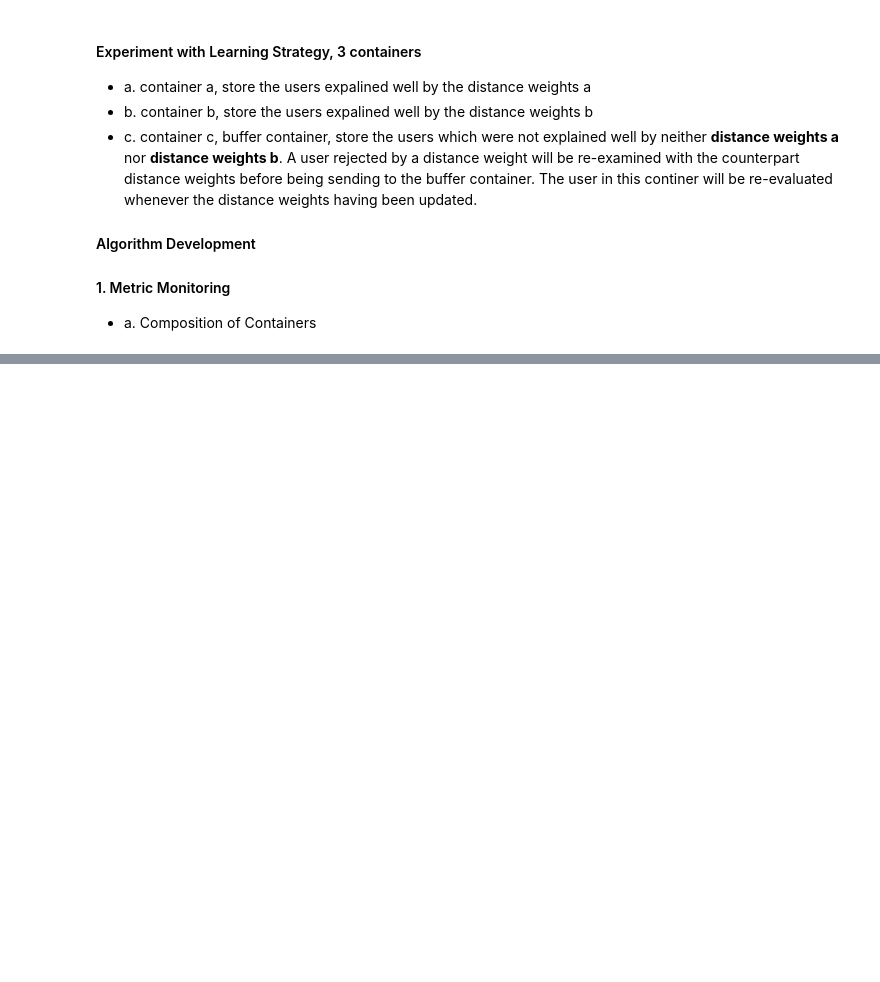
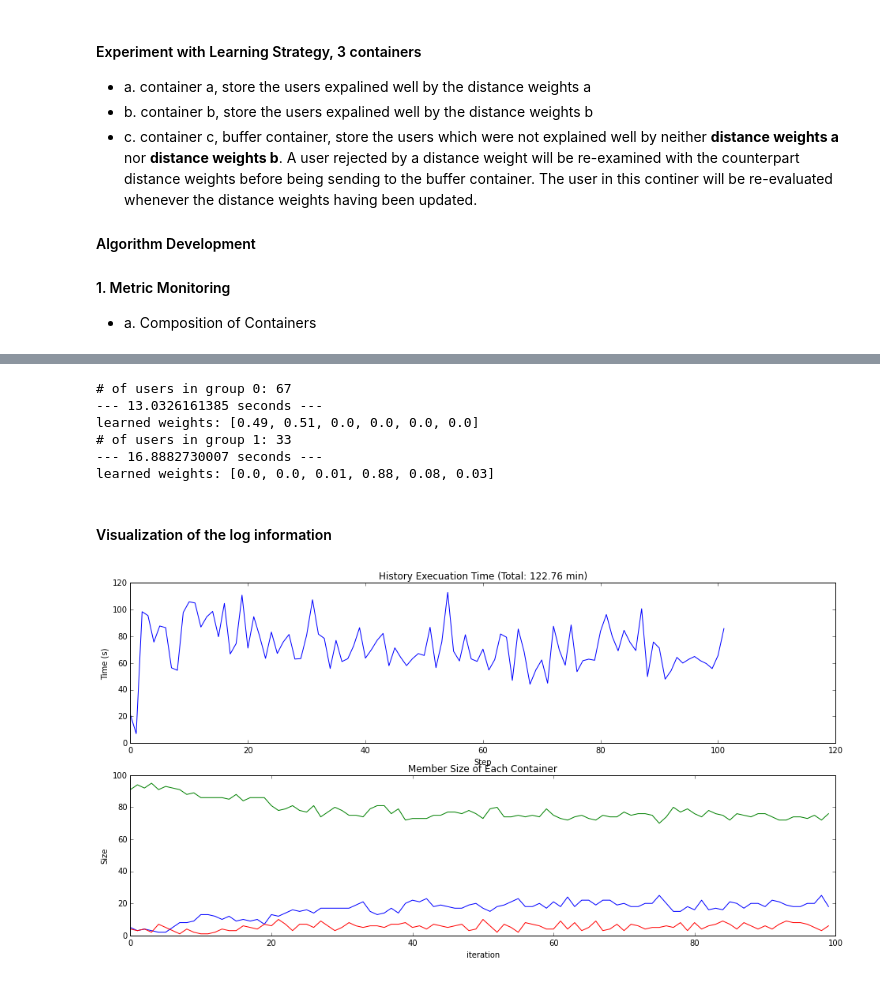
Before and after one commit to beingzy/phd_experiment, a Jupyter notebook: learning_wrapper_algorithm_dev.ipynb, the cells around one changed output, grey strips where cells are left out. Cells and saved outputs as stored; diff of their text form; code cells hidden in the pictures; blank space fills up the shorter version.

```diff
--- a/learning_wrapper_algorithm_dev.ipynb
+++ b/learning_wrapper_algorithm_dev.ipynb
@@ -1316,0 +1344,50 @@ Container C's composition: (0: 0.68, 1: 0.32)
+# %%
+# genuine group learning
+all_zero_ids = users_df.ID[users_df.decision_style == 0]
+print "# of users in group 0: %d" % len(all_zero_ids)
+all_zero_weights = ldm_train_with_list(all_zero_ids, profile_df, friends_df, retain_type)
+print "learned weights: %s" % all_zero_weights
+
+all_one_ids = users_df.ID[users_df.decision_style == 1]
+print "# of users in group 1: %d" % len(all_one_ids)
+all_one_weights = ldm_train_with_list(all_one_ids, profile_df, friends_df, retain_type)
+print "learned weights: %s" % all_one_weights
+# %% [output]
+# of users in group 0: 67
+--- 13.0326161385 seconds ---
+learned weights: [0.49, 0.51, 0.0, 0.0, 0.0, 0.0]
+# of users in group 1: 33
+--- 16.8882730007 seconds ---
+learned weights: [0.0, 0.0, 0.01, 0.88, 0.08, 0.03]
+# %% [markdown]
+#### Visualization of the log information
+# %%
+# extract excution time for each step
+exec_time = [timer[idx] - timer[idx-1]  for idx in range(1, len(timer))]
+tot_exec_time = sum(exec_time) / 60
+
+_title = "History Execuation Time (Total: %.2f min)" % tot_exec_time
+steps = range(0, len(exec_time))
+
+plt.figure(figsize=(16, 8))
+plt.subplot(2, 1, 1)
+plt.title(_title)
+plt.plot(steps, exec_time)
+plt.xlabel("Step")
+plt.ylabel("Time (s)")
+#plt.show()
+
+# plot the size of each containers
+_iterations = range(1, len(cnr_a_size))
+#plt.figure(figsize=(20, 10))
+plt.subplot(2, 1, 2)
+plt.title("Member Size of Each Container")
+plt.plot(cnr_a_size, 'g')
+plt.plot(cnr_b_size, 'b')
+plt.plot(cnr_c_size, 'r')
+plt.xlabel("iteration")
+plt.ylabel("Size")
+plt.legend()
+plt.show()
+# %% [output]
+[figure, added]
```
Also changed, not shown: parts of 18 cells of this notebook, 2 other files.
